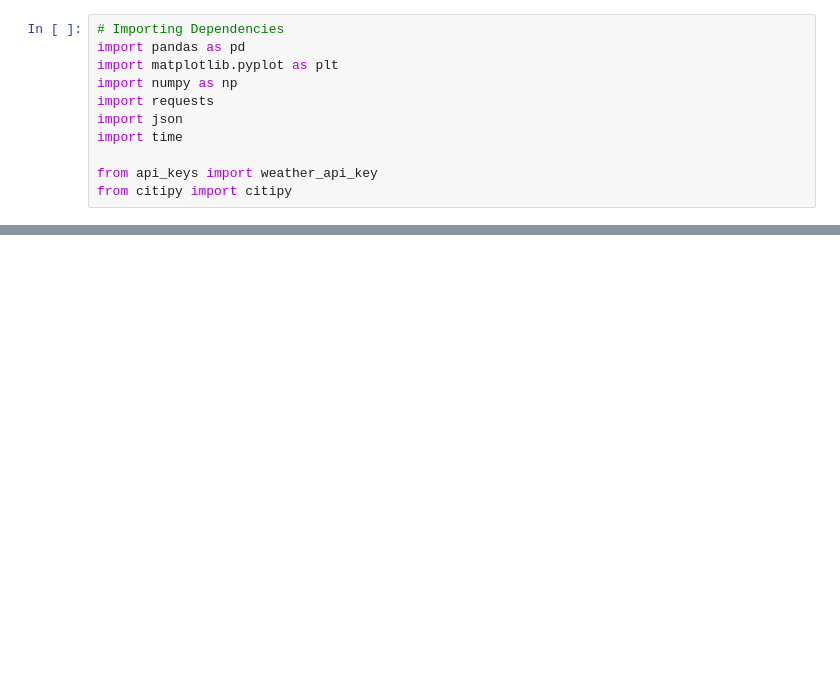
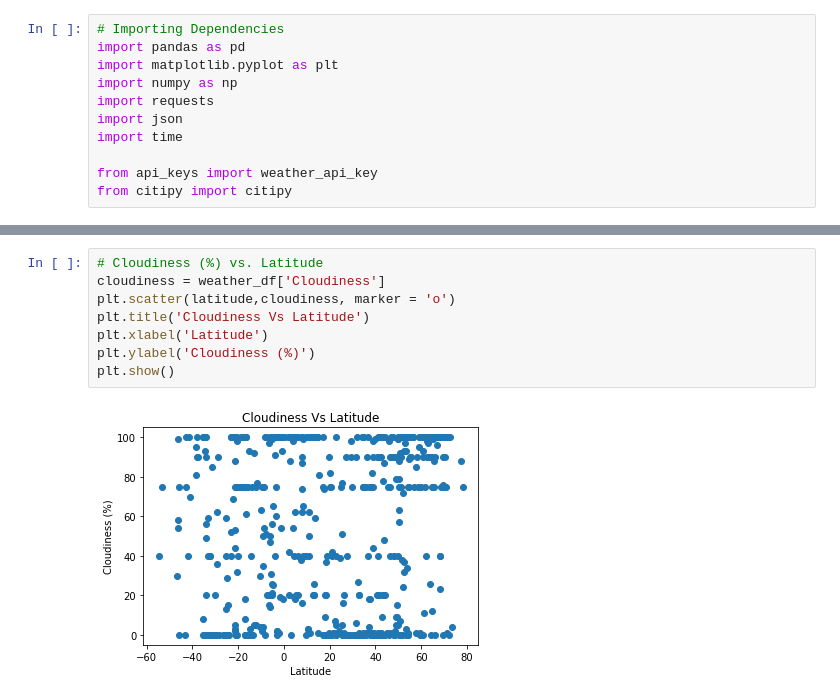
Before and after one commit to kplam624/API-challenge, a Jupyter notebook: Weatherpy/Weather.ipynb, the cells around one changed output, grey strips where cells are left out. Saved outputs shown, nothing was run; the diff lists cells and outputs as text; blank space fills up the shorter version.

```diff
--- a/Weatherpy/Weather.ipynb
+++ b/Weatherpy/Weather.ipynb
@@ -36,0 +141,10 @@ len(cities)
+# %%
+# Cloudiness (%) vs. Latitude
+cloudiness = weather_df['Cloudiness']
+plt.scatter(latitude,cloudiness, marker = 'o')
+plt.title('Cloudiness Vs Latitude')
+plt.xlabel('Latitude')
+plt.ylabel('Cloudiness (%)')
+plt.show()
+# %% [output]
+[figure, added]
```
Also changed, not shown: parts of 18 cells of this notebook.
